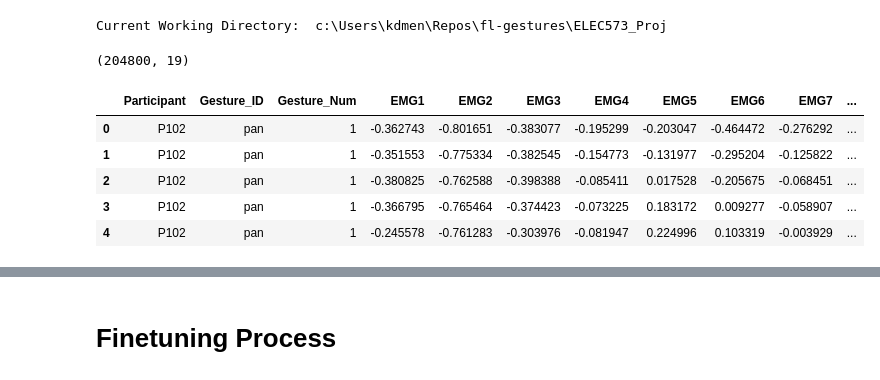
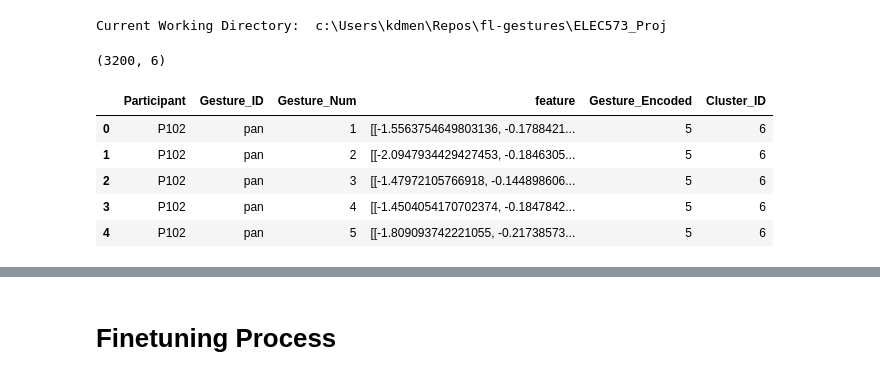
Before and after one commit to kdmalc/fl-gestures, a Jupyter notebook: ELEC573_Proj/100_DynMomonaNet_AMC_FT_Study.ipynb, the cells around one changed output, grey strips where cells are left out. Cells and saved outputs as stored; diff of their text form; code cells hidden in the pictures.

```diff
--- a/ELEC573_Proj/100_DynMomonaNet_AMC_FT_Study.ipynb
+++ b/ELEC573_Proj/100_DynMomonaNet_AMC_FT_Study.ipynb
@@ -36,16 +38,13 @@ Current Working Directory:  c:\Users\kdmen\Repos\fl-gestures\ELEC573_Proj
 # %%
-path1 = 'C:\\Users\\kdmen\\Box\\Meta_Gesture_2024\\saved_datasets\\filtered_datasets\\$BStand_EMG_df.pkl'
+expdef_df = load_expdef_gestures(apply_hc_feateng=False)
 
-with open(path1, 'rb') as file:
-    raw_expdef_data_df = pickle.load(file)  # (204800, 19)
-
-print(raw_expdef_data_df.shape)
-raw_expdef_data_df.head()
+print(expdef_df.shape)
+expdef_df.head()
 # %% [output]
-(204800, 19)
+(3200, 6)
-|  | Participant | Gesture_ID | Gesture_Num | EMG1 | EMG2 | EMG3 | EMG4 | EMG5 | EMG6 | EMG7 | ... |
-| 0 | P102 | pan | 1 | -0.362743 | -0.801651 | -0.383077 | -0.195299 | -0.203047 | -0.464472 | -0.276292 | ... |
-| 1 | P102 | pan | 1 | -0.351553 | -0.775334 | -0.382545 | -0.154773 | -0.131977 | -0.295204 | -0.125822 | ... |
-| 2 | P102 | pan | 1 | -0.380825 | -0.762588 | -0.398388 | -0.085411 | 0.017528 | -0.205675 | -0.068451 | ... |
-| 3 | P102 | pan | 1 | -0.366795 | -0.765464 | -0.374423 | -0.073225 | 0.183172 | 0.009277 | -0.058907 | ... |
-| 4 | P102 | pan | 1 | -0.245578 | -0.761283 | -0.303976 | -0.081947 | 0.224996 | 0.103319 | -0.003929 | ... |
+|  | Participant | Gesture_ID | Gesture_Num | feature | Gesture_Encoded | Cluster_ID |
+| 0 | P102 | pan | 1 | [[-1.5563754649803136, -0.1788421... | 5 | 6 |
+| 1 | P102 | pan | 2 | [[-2.0947934429427453, -0.1846305... | 5 | 6 |
+| 2 | P102 | pan | 3 | [[-1.47972105766918, -0.144898606... | 5 | 6 |
+| 3 | P102 | pan | 4 | [[-1.4504054170702374, -0.1847842... | 5 | 6 |
+| 4 | P102 | pan | 5 | [[-1.809093742221055, -0.21738573... | 5 | 6 |
```
Also changed, not shown: parts of 12 cells of this notebook, 8 other files.
